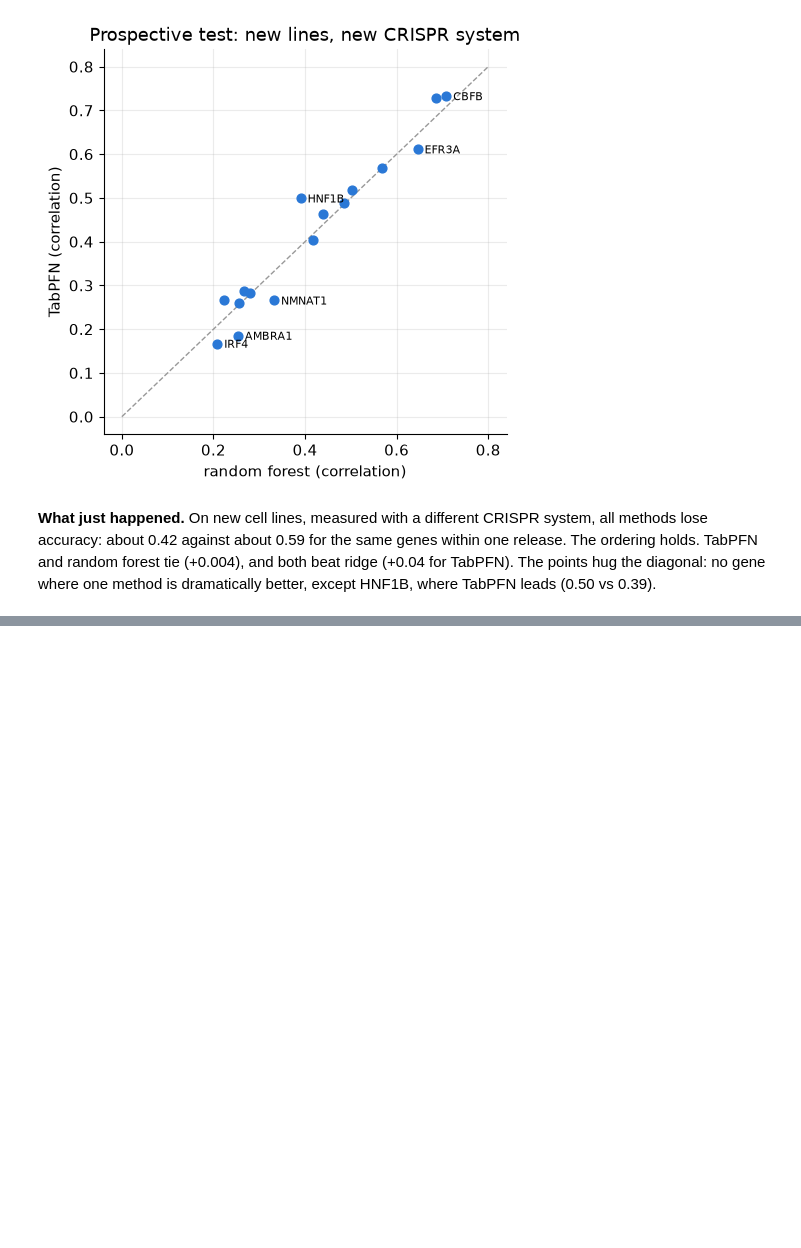
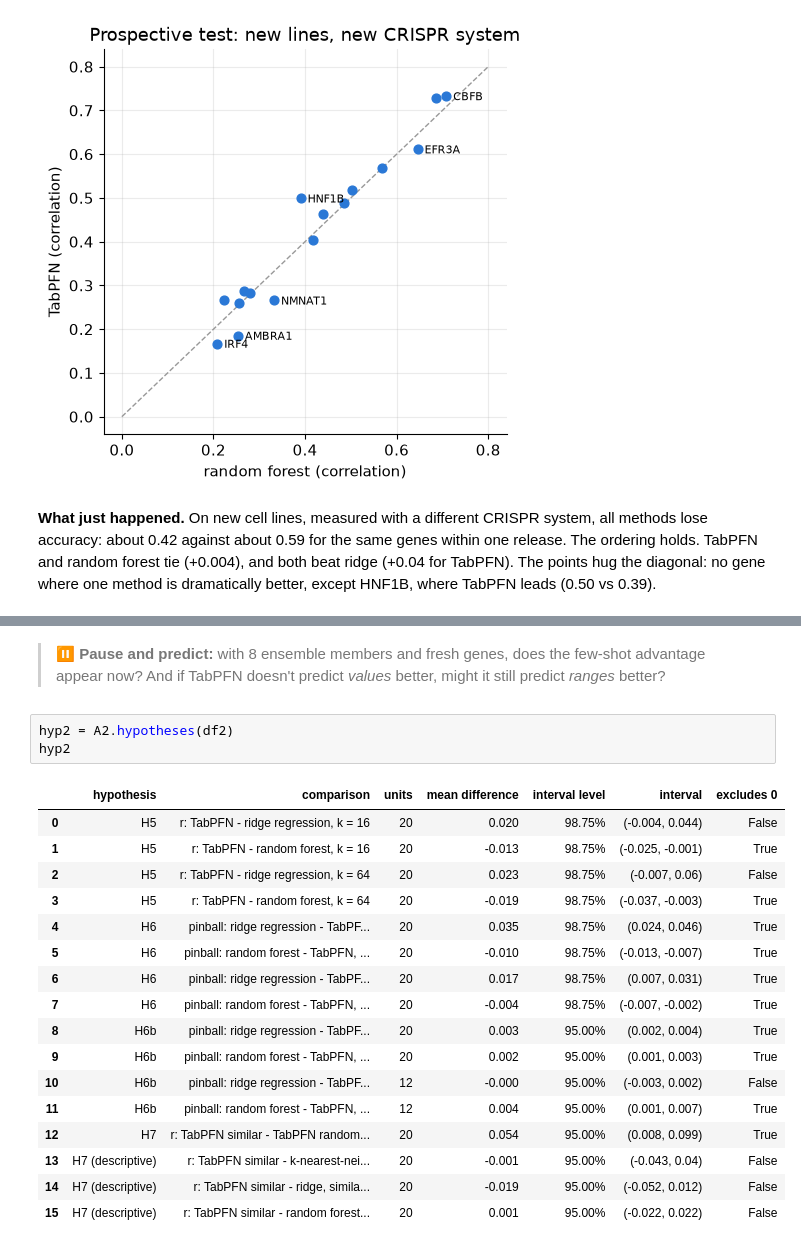
Before and after one commit to nathanmaulding/tutorial-projects, a Jupyter notebook: in-context-learning/03_icl_for_biology_tabpfn.ipynb, the cells around one changed output, grey strips where cells are left out. Drawn from its saved outputs; the diff is of its cells as text; blank space fills up the shorter version.

```diff
--- a/in-context-learning/03_icl_for_biology_tabpfn.ipynb
+++ b/in-context-learning/03_icl_for_biology_tabpfn.ipynb
@@ -281,0 +272,23 @@ python -m icl_bio.study prospective  # needs the DepMap 26Q3 files
+# %% [markdown]
+> ⏸️ **Pause and predict:** with 8 ensemble members and fresh genes, does the few-shot advantage appear now? And if TabPFN doesn't predict *values* better, might it still predict *ranges* better?
+# %%
+hyp2 = A2.hypotheses(df2)
+hyp2
+# %% [output]
+|  | hypothesis | comparison | units | mean difference | interval level | interval | excludes 0 |
+| 0 | H5 | r: TabPFN - ridge regression, k = 16 | 20 | 0.020 | 98.75% | (-0.004, 0.044) | False |
+| 1 | H5 | r: TabPFN - random forest, k = 16 | 20 | -0.013 | 98.75% | (-0.025, -0.001) | True |
+| 2 | H5 | r: TabPFN - ridge regression, k = 64 | 20 | 0.023 | 98.75% | (-0.007, 0.06) | False |
+| 3 | H5 | r: TabPFN - random forest, k = 64 | 20 | -0.019 | 98.75% | (-0.037, -0.003) | True |
+| 4 | H6 | pinball: ridge regression - TabPF... | 20 | 0.035 | 98.75% | (0.024, 0.046) | True |
+| 5 | H6 | pinball: random forest - TabPFN, ... | 20 | -0.010 | 98.75% | (-0.013, -0.007) | True |
+| 6 | H6 | pinball: ridge regression - TabPF... | 20 | 0.017 | 98.75% | (0.007, 0.031) | True |
+| 7 | H6 | pinball: random forest - TabPFN, ... | 20 | -0.004 | 98.75% | (-0.007, -0.002) | True |
+| 8 | H6b | pinball: ridge regression - TabPF... | 20 | 0.003 | 95.00% | (0.002, 0.004) | True |
+| 9 | H6b | pinball: random forest - TabPFN, ... | 20 | 0.002 | 95.00% | (0.001, 0.003) | True |
+| 10 | H6b | pinball: ridge regression - TabPF... | 12 | -0.000 | 95.00% | (-0.003, 0.002) | False |
+| 11 | H6b | pinball: random forest - TabPFN, ... | 12 | 0.004 | 95.00% | (0.001, 0.007) | True |
+| 12 | H7 | r: TabPFN similar - TabPFN random... | 20 | 0.054 | 95.00% | (0.008, 0.099) | True |
+| 13 | H7 (descriptive) | r: TabPFN similar - k-nearest-nei... | 20 | -0.001 | 95.00% | (-0.043, 0.04) | False |
+| 14 | H7 (descriptive) | r: TabPFN similar - ridge, simila... | 20 | -0.019 | 95.00% | (-0.052, 0.012) | False |
+| 15 | H7 (descriptive) | r: TabPFN similar - random forest... | 20 | 0.001 | 95.00% | (-0.022, 0.022) | False |
```
Also changed, not shown: parts of 18 cells of this notebook, 7 other files.
